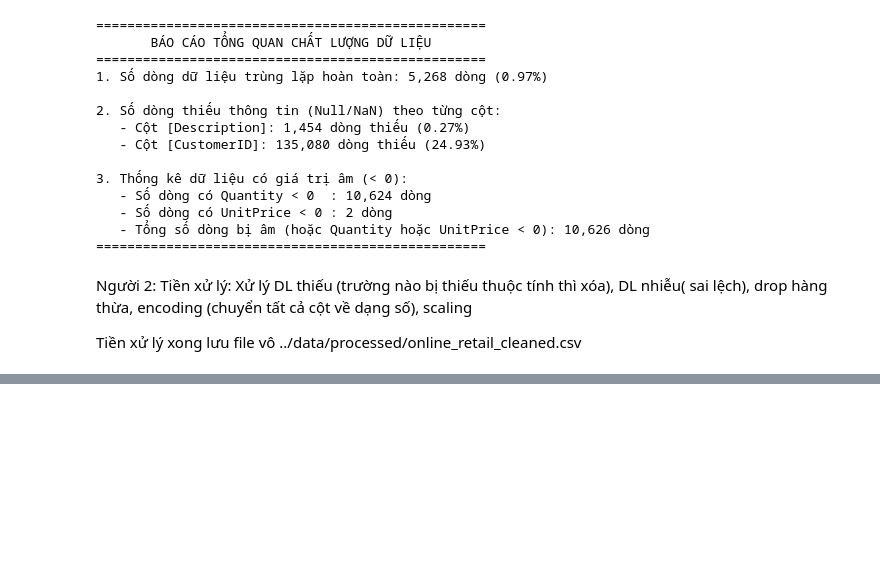
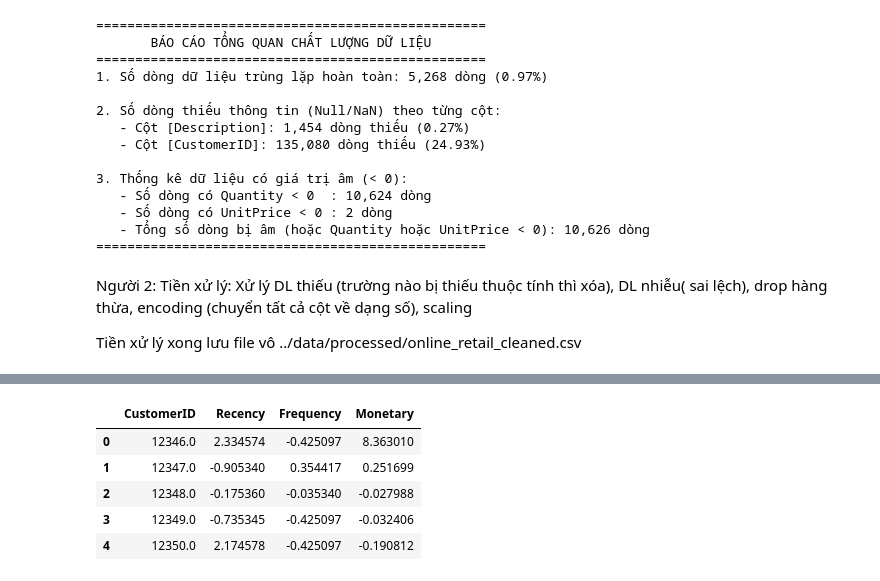
Before and after one commit to phguyen/customer-segment, a Jupyter notebook: notebooks/eda_and_preprocess.ipynb, the cells around one changed output, grey strips where cells are left out. Cells and saved outputs as stored; diff of their text form; code cells hidden in the pictures; blank space fills up the shorter version.

```diff
--- a/notebooks/eda_and_preprocess.ipynb
+++ b/notebooks/eda_and_preprocess.ipynb
@@ -350,0 +428,21 @@ Tiền xử lý xong lưu file vô
+# %%
+# 8. Chuẩn hóa dữ liệu RFM
+# Vì K-Means nhạy cảm với khoảng cách, nên cần scale các biến RFM
+# để tránh biến Monetary hoặc Frequency có giá trị lớn lấn át các biến khác.
+scaler = StandardScaler()
+
+rfm_features = ['Recency', 'Frequency', 'Monetary']
+
+customer_rfm[rfm_features] = scaler.fit_transform(
+    customer_rfm[rfm_features]
+)
+# %%
+# Kiểm tra dữ liệu sau khi chuẩn hóa
+customer_rfm.head()
+# %% [output]
+|  | CustomerID | Recency | Frequency | Monetary |
+| 0 | 12346.0 | 2.334574 | -0.425097 | 8.363010 |
+| 1 | 12347.0 | -0.905340 | 0.354417 | 0.251699 |
+| 2 | 12348.0 | -0.175360 | -0.035340 | -0.027988 |
+| 3 | 12349.0 | -0.735345 | -0.425097 | -0.032406 |
+| 4 | 12350.0 | 2.174578 | -0.425097 | -0.190812 |
```
Also changed, not shown: parts of 15 cells of this notebook.
